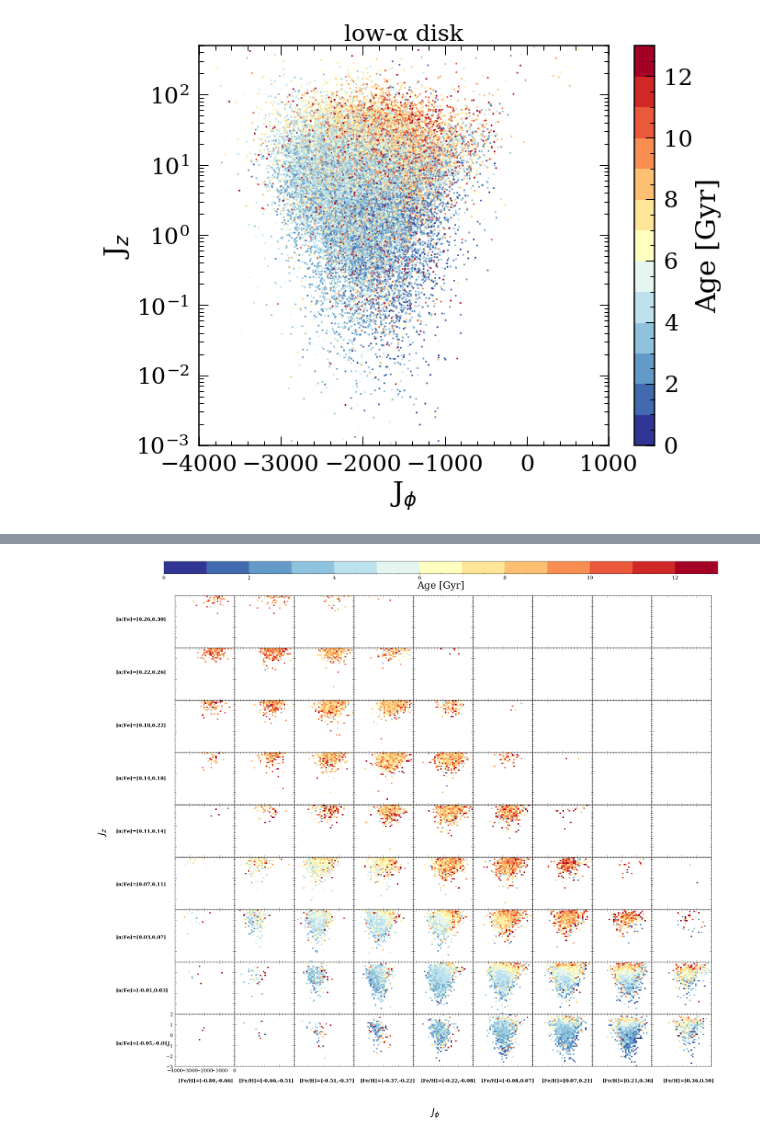
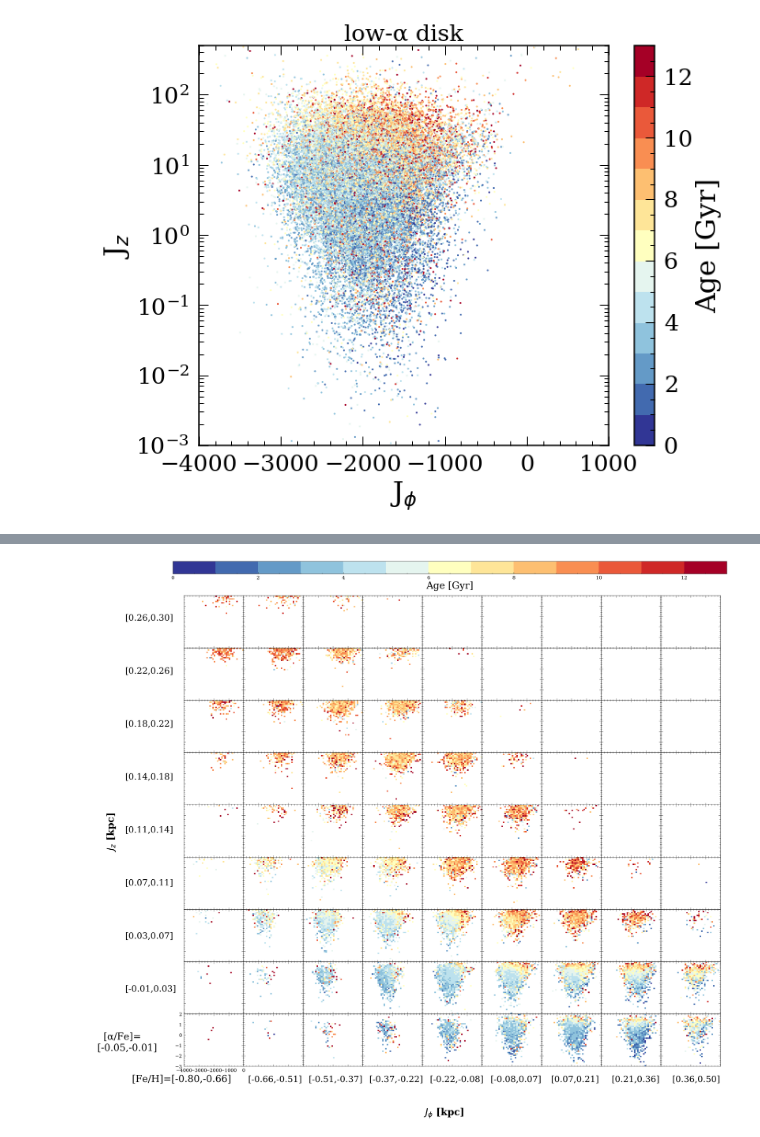
Before and after one commit to lyx12311/HighAlpha, a Jupyter notebook: Dynamics/AddingDynamics.ipynb, the cells around one changed output, grey strips where cells are left out. Drawn from its saved outputs; the diff is of its cells as text; code cells hidden in the pictures.

```diff
--- a/Dynamics/AddingDynamics.ipynb
+++ b/Dynamics/AddingDynamics.ipynb
@@ -180,7 +227,7 @@ alpha=np.linspace(2,-3,10)
 
 #plt.figure(figsize=(len(Febin)*10-10,len(alpha)*10-10))
 
-x1,x2,y1,y2 =-2,1,-0.2,0.5
+x1,x2,y1,y2 =-1,0.5,-0.1,0.3
 lims = [x1,x2,y1,y2]
 lims = np.array(lims)
 binnum = 40
@@ -233,11 +280,18 @@ car = cbar.set_label('Age [Gyr]',fontsize = 50,labelpad = 5)
 fig.text(0.02, 0.5, '[α/Fe]', ha='center', va='center', rotation='vertical',fontsize=50)
 fig.text(0.5, 0.05, '[Fe/H]', ha='center', va='center', rotation='horizontal',fontsize=50)
 
-for i in range(10-1):
-    fig.text(0.04, 0.16+0.085*i, '$J_z$=[%.2f,%.2f]'%(0.3-alpha[i]-0.05,0.3-alpha[i+1]-0.05), rotation='horizontal',
-             fontsize=25, fontweight='bold')
-    fig.text(0.13+0.0875*i, 0.1, '$R_g$=[%.2f,%.2f]'%(Febin[i],Febin[i+1]), rotation='horizontal',
-             fontsize=25, fontweight='bold')
+i=0
+fig.text(0, 0.16+0.085*i, '$J_z$=[%.2f,%.2f]'%(0.3-alpha[i]-0.05,0.3-alpha[i+1]-0.05), rotation='horizontal',
+             fontsize=50, fontweight='bold')
+fig.text(0.05, 0.1, '$R_g$=[%.2f,%.2f]'%(Febin[i],Febin[i+1]), rotation='horizontal',
+             fontsize=50, fontweight='bold')
+
+
+for i in range(1,10-1):
+    fig.text(0.04, 0.16+0.085*i, '[%.1f,%.1f]'%(0.3-alpha[i]-0.05,0.3-alpha[i+1]-0.05), rotation='horizontal',
+             fontsize=50, fontweight='bold')
+    fig.text(0.13+0.0875*i, 0.1, '[%.1f,%.1f]'%(Febin[i],Febin[i+1]), rotation='horizontal',
+             fontsize=50, fontweight='bold')
 
 
 
@@ -283,38 +337,43 @@ for i in range(len(alpha)-1):
                 df_all_z['Age'].values,lims, binnum)
 
 
         cmap1 = plt.cm.get_cmap('RdYlBu_r',13)
         cmap1.set_bad('white',1.)
 
         x1m,x2m,y1m,y2m = lims[0], lims[1], lims[2], lims[3]
 
         im=axarr[i,j].imshow(image.T, interpolation="nearest" ,aspect = 'auto',origin = 'lower',
                    extent = (x1m,x2m, y1m,y2m),cmap=cmap1, vmin=0,vmax=13)
 
         count=count+1
         if i!=len(alpha)-2 or j!=0:
             axarr[i,j].set_yticklabels([])
             axarr[i,j].set_xticklabels([])
 
         plt.xlim(x1m,x2m)
         plt.ylim(y1m,y2m)
 
 cb_ax = fig.add_axes([0.109, 0.915, 0.8, 0.02])
 cbar = fig.colorbar(im, cax=cb_ax,orientation = 'horizontal')
 car = cbar.set_label('Age [Gyr]',fontsize = 50,labelpad = 5)
 
 
-fig.text(0.02, 0.5, '$J_z$', ha='center', va='center', rotation='vertical',fontsize=50)
-fig.text(0.5, 0.05, '$J_ϕ$', ha='center', va='center', rotation='horizontal',fontsize=50)
+fig.text(0.02, 0.5, '$J_z$ [kpc]', ha='center', va='center', rotation='vertical',fontsize=50, fontweight='bold')
+fig.text(0.5, 0.05, '$J_ϕ$ [kpc]', ha='center', va='center', rotation='horizontal',fontsize=50, fontweight='bold')
 
-for i in range(10-1):
-    fig.text(0.04, 0.16+0.085*i, '[α/Fe]=[%.2f,%.2f]'%(0.3-alpha[i]-0.05,0.3-alpha[i+1]-0.05), rotation='horizontal',
-             fontsize=25, fontweight='bold')
-    fig.text(0.13+0.0875*i, 0.1, '[Fe/H]=[%.2f,%.2f]'%(Febin[i],Febin[i+1]), rotation='horizontal',
-             fontsize=25, fontweight='bold')
+i=0
+fig.text(0, 0.15, '  [α/Fe]=\n[%.2f,%.2f]'%(0.3-alpha[i]-0.05,0.3-alpha[i+1]-0.05), rotation='horizontal',
+             fontsize=50)
+fig.text(0.05, 0.1, '[Fe/H]=[%.2f,%.2f]'%(Febin[i],Febin[i+1]), rotation='horizontal',
+             fontsize=50)
 
+for i in range(1,10-1):
+    fig.text(0.04, 0.16+0.085*i, '[%.2f,%.2f]'%(0.3-alpha[i]-0.05,0.3-alpha[i+1]-0.05), rotation='horizontal',
+             fontsize=45)
+    fig.text(0.13+0.0875*i, 0.1, '[%.2f,%.2f]'%(Febin[i],Febin[i+1]), rotation='horizontal',
+             fontsize=45)
 
 
 plt.savefig('action.png')
 # %% [output]
-[figure, old version]
+[figure, new version]
```
Also changed, not shown: parts of 7 cells of this notebook.
